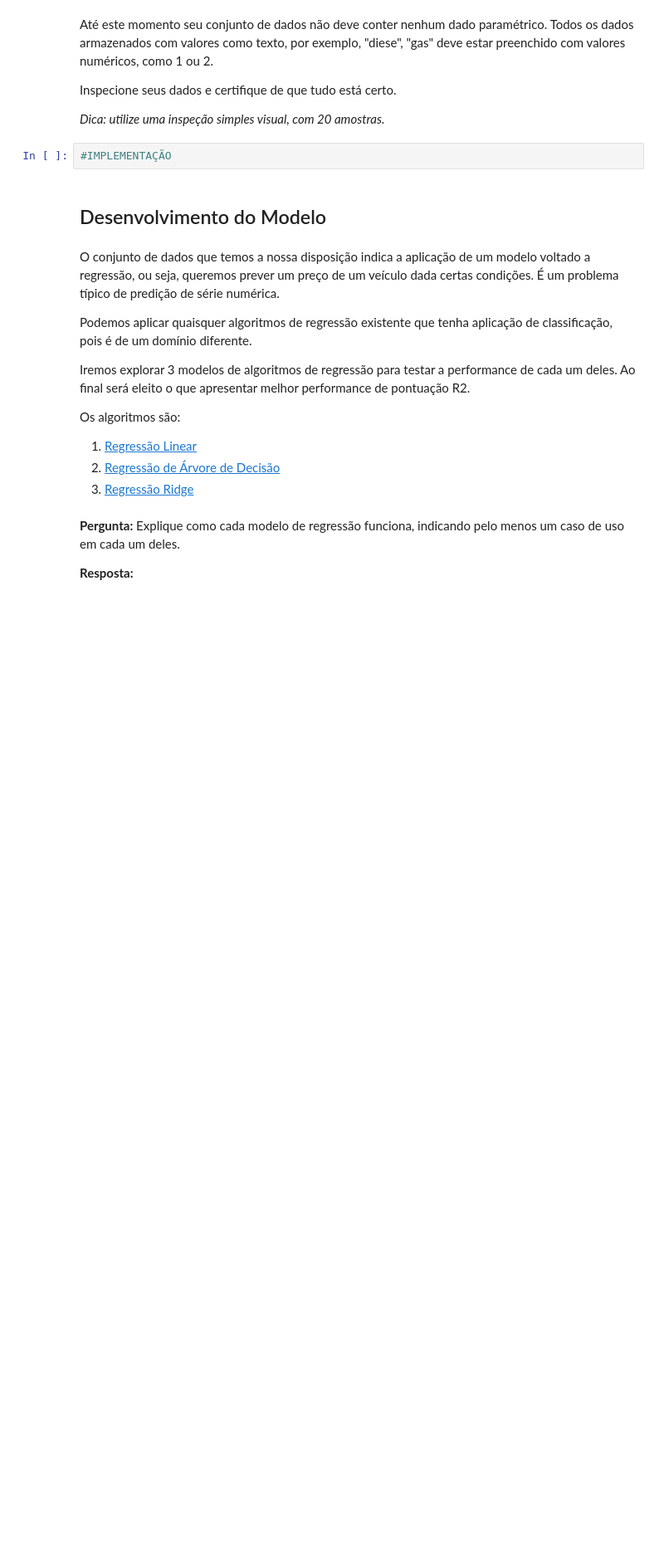
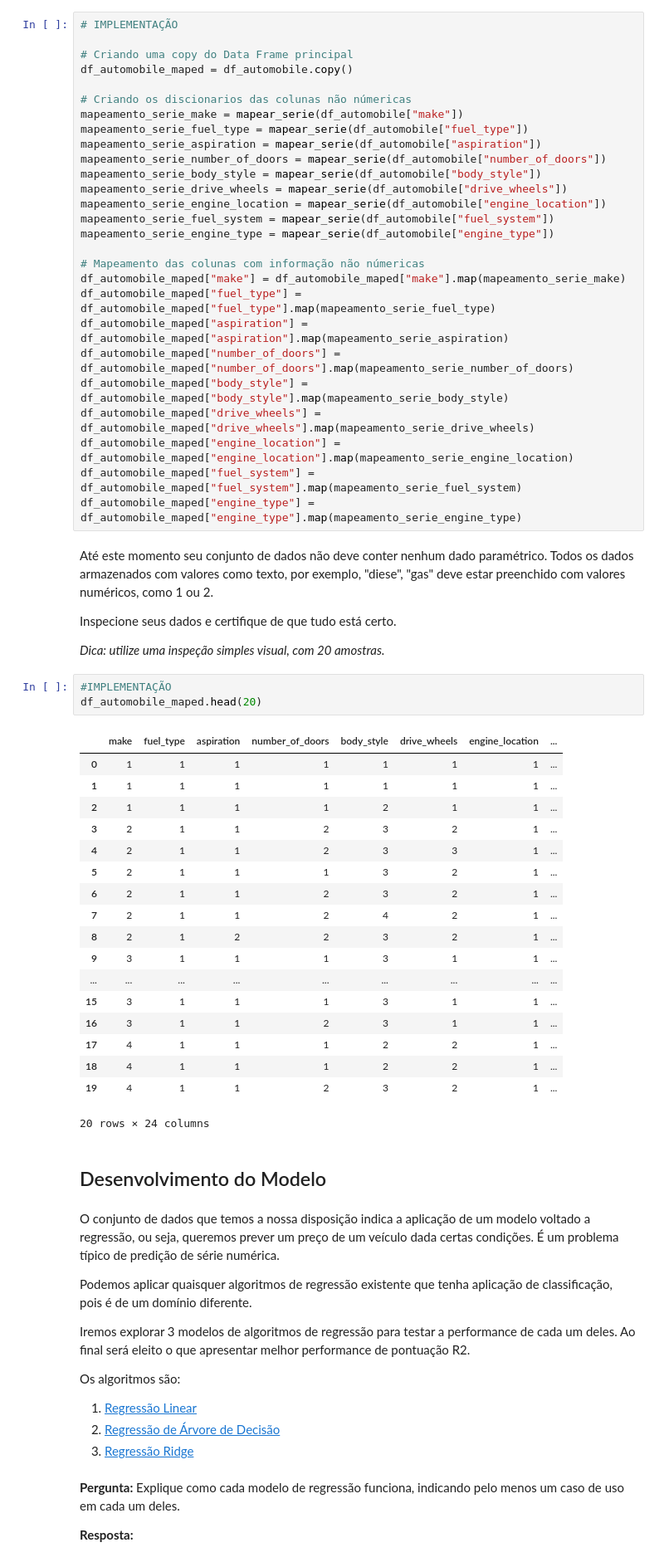
Before and after one commit to augustocrf/fiap_entrega_final_-prog-ia-python-capstone, a Jupyter notebook: projeto-final/automobile-price-prediction.ipynb, the cells around one changed output. Shown at 83% size. Drawn from its saved outputs; the diff is of its cells as text; blank space fills up the shorter version.

Commit message:
Mapeamento de dados Parametricos

```diff
--- a/projeto-final/automobile-price-prediction.ipynb
+++ b/projeto-final/automobile-price-prediction.ipynb
@@ -393,3 +402,30 @@ Com a funcão criada, crie dicionários para cada coluna paramétrica. Lembre-se
+# %%
+# IMPLEMENTAÇÃO
+
+# Criando uma copy do Data Frame principal
+df_automobile_maped = df_automobile.copy()
+
+# Criando os discionarios das colunas não númericas
+mapeamento_serie_make = mapear_serie(df_automobile["make"])
+mapeamento_serie_fuel_type = mapear_serie(df_automobile["fuel_type"])
+mapeamento_serie_aspiration = mapear_serie(df_automobile["aspiration"])
+mapeamento_serie_number_of_doors = mapear_serie(df_automobile["number_of_doors"])
+mapeamento_serie_body_style = mapear_serie(df_automobile["body_style"])
+mapeamento_serie_drive_wheels = mapear_serie(df_automobile["drive_wheels"])
+mapeamento_serie_engine_location = mapear_serie(df_automobile["engine_location"])
+mapeamento_serie_fuel_system = mapear_serie(df_automobile["fuel_system"])
+mapeamento_serie_engine_type = mapear_serie(df_automobile["engine_type"])
+
+# Mapeamento das colunas com informação não númericas
+df_automobile_maped["make"] = df_automobile_maped["make"].map(mapeamento_serie_make)
+df_automobile_maped["fuel_type"] = df_automobile_maped["fuel_type"].map(mapeamento_serie_fuel_type)
+df_automobile_maped["aspiration"] = df_automobile_maped["aspiration"].map(mapeamento_serie_aspiration)
+df_automobile_maped["number_of_doors"] = df_automobile_maped["number_of_doors"].map(mapeamento_serie_number_of_doors)
+df_automobile_maped["body_style"] = df_automobile_maped["body_style"].map(mapeamento_serie_body_style)
+df_automobile_maped["drive_wheels"] = df_automobile_maped["drive_wheels"].map(mapeamento_serie_drive_wheels)
+df_automobile_maped["engine_location"] = df_automobile_maped["engine_location"].map(mapeamento_serie_engine_location)
+df_automobile_maped["fuel_system"] = df_automobile_maped["fuel_system"].map(mapeamento_serie_fuel_system)
+df_automobile_maped["engine_type"] = df_automobile_maped["engine_type"].map(mapeamento_serie_engine_type)
 # %% [markdown]
 Até este momento seu conjunto de dados não deve conter nenhum dado paramétrico. Todos os dados armazenados com valores como texto, por exemplo, "diese", "gas" deve estar preenchido com valores numéricos, como 1 ou 2.
 
@@ -398,6 +434,26 @@ Inspecione seus dados e certifique de que tudo está certo.
 *Dica: utilize uma inspeção simples visual, com 20 amostras.*
 # %%
 #IMPLEMENTAÇÃO
+df_automobile_maped.head(20)
+# %% [output]
+|  | make | fuel_type | aspiration | number_of_doors | body_style | drive_wheels | engine_location | ... |
+| 0 | 1 | 1 | 1 | 1 | 1 | 1 | 1 | ... |
+| 1 | 1 | 1 | 1 | 1 | 1 | 1 | 1 | ... |
+| 2 | 1 | 1 | 1 | 1 | 2 | 1 | 1 | ... |
+| 3 | 2 | 1 | 1 | 2 | 3 | 2 | 1 | ... |
+| 4 | 2 | 1 | 1 | 2 | 3 | 3 | 1 | ... |
+| 5 | 2 | 1 | 1 | 1 | 3 | 2 | 1 | ... |
+| 6 | 2 | 1 | 1 | 2 | 3 | 2 | 1 | ... |
+| 7 | 2 | 1 | 1 | 2 | 4 | 2 | 1 | ... |
+| 8 | 2 | 1 | 2 | 2 | 3 | 2 | 1 | ... |
+| 9 | 3 | 1 | 1 | 1 | 3 | 1 | 1 | ... |
+| ... | ... | ... | ... | ... | ... | ... | ... | ... |
+| 15 | 3 | 1 | 1 | 1 | 3 | 1 | 1 | ... |
+| 16 | 3 | 1 | 1 | 2 | 3 | 1 | 1 | ... |
+| 17 | 4 | 1 | 1 | 1 | 2 | 2 | 1 | ... |
+| 18 | 4 | 1 | 1 | 1 | 2 | 2 | 1 | ... |
+| 19 | 4 | 1 | 1 | 2 | 3 | 2 | 1 | ... |
+20 rows × 24 columns
 # %% [markdown]
 ## Desenvolvimento do Modelo
 # %% [markdown]
```
Also changed, not shown: parts of 6 cells of this notebook.
